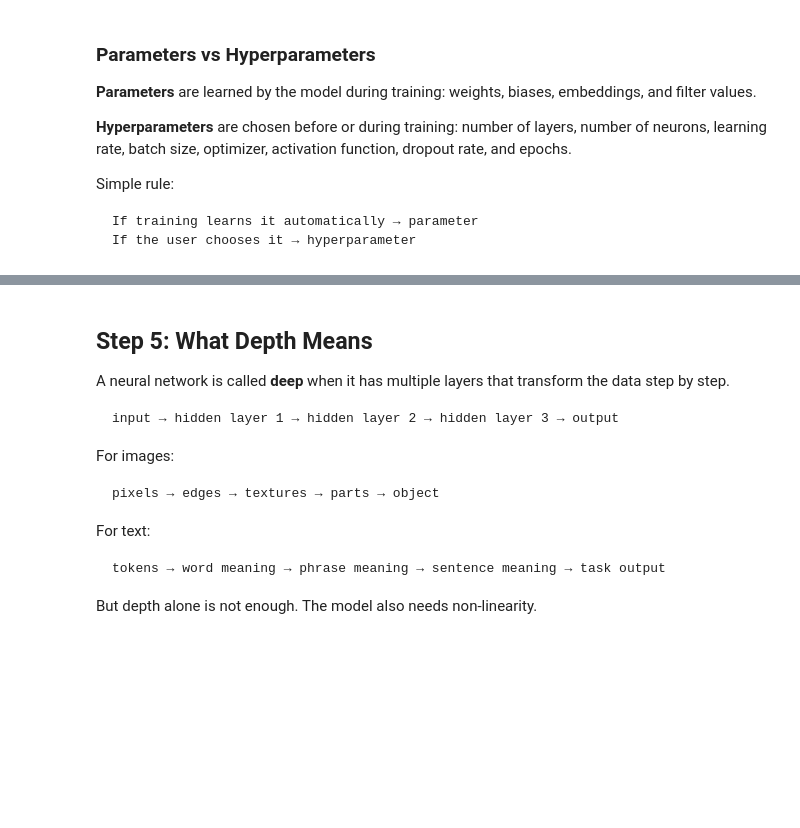
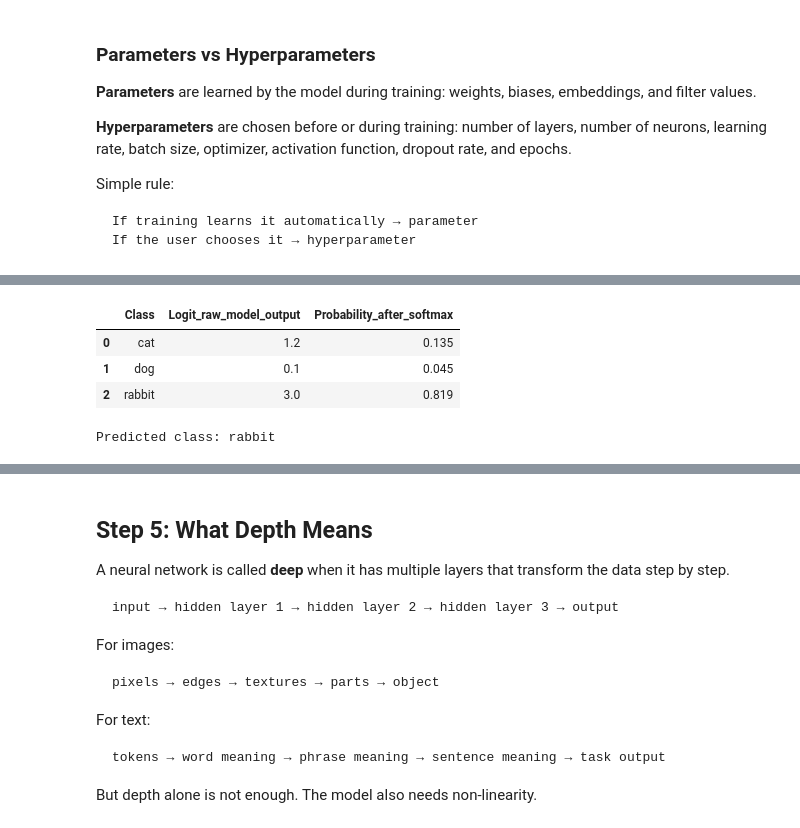
Before and after one commit to sidhu7777/Machine_Learning_Notes, a Jupyter notebook: deep_learning/modules/Module_01_Deep_Learning_Foundations.ipynb, the cells around one changed output, grey strips where cells are left out. Saved outputs shown, nothing was run; the diff lists cells and outputs as text; code cells hidden in the pictures; blank space fills up the shorter version.

```diff
--- a/deep_learning/modules/Module_01_Deep_Learning_Foundations.ipynb
+++ b/deep_learning/modules/Module_01_Deep_Learning_Foundations.ipynb
@@ -520,0 +653,22 @@ If the user chooses it → hyperparameter
+# %%
+def softmax(logits):
+    exp_values = np.exp(logits - np.max(logits))
+    return exp_values / exp_values.sum()
+
+logits = np.array([1.2, 0.1, 3.0])
+probs = softmax(logits)
+classes = ['cat', 'dog', 'rabbit']
+
+logit_table = pd.DataFrame({
+    'Class': classes,
+    'Logit_raw_model_output': logits,
+    'Probability_after_softmax': probs
+})
+display(logit_table.round(3))
+print('Predicted class:', classes[np.argmax(probs)])
+# %% [output]
+|  | Class | Logit_raw_model_output | Probability_after_softmax |
+| 0 | cat | 1.2 | 0.135 |
+| 1 | dog | 0.1 | 0.045 |
+| 2 | rabbit | 3.0 | 0.819 |
+Predicted class: rabbit
```
Also changed, not shown: parts of 16 cells of this notebook.
